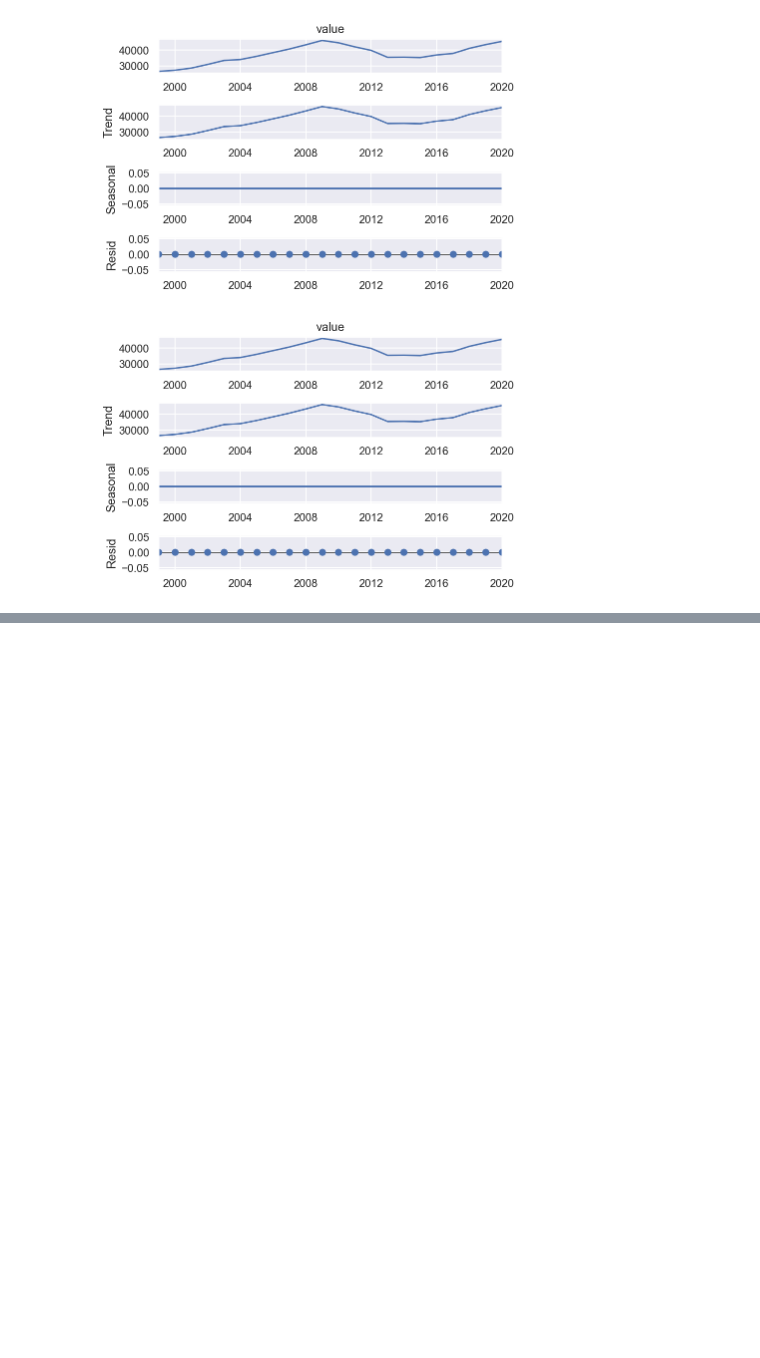
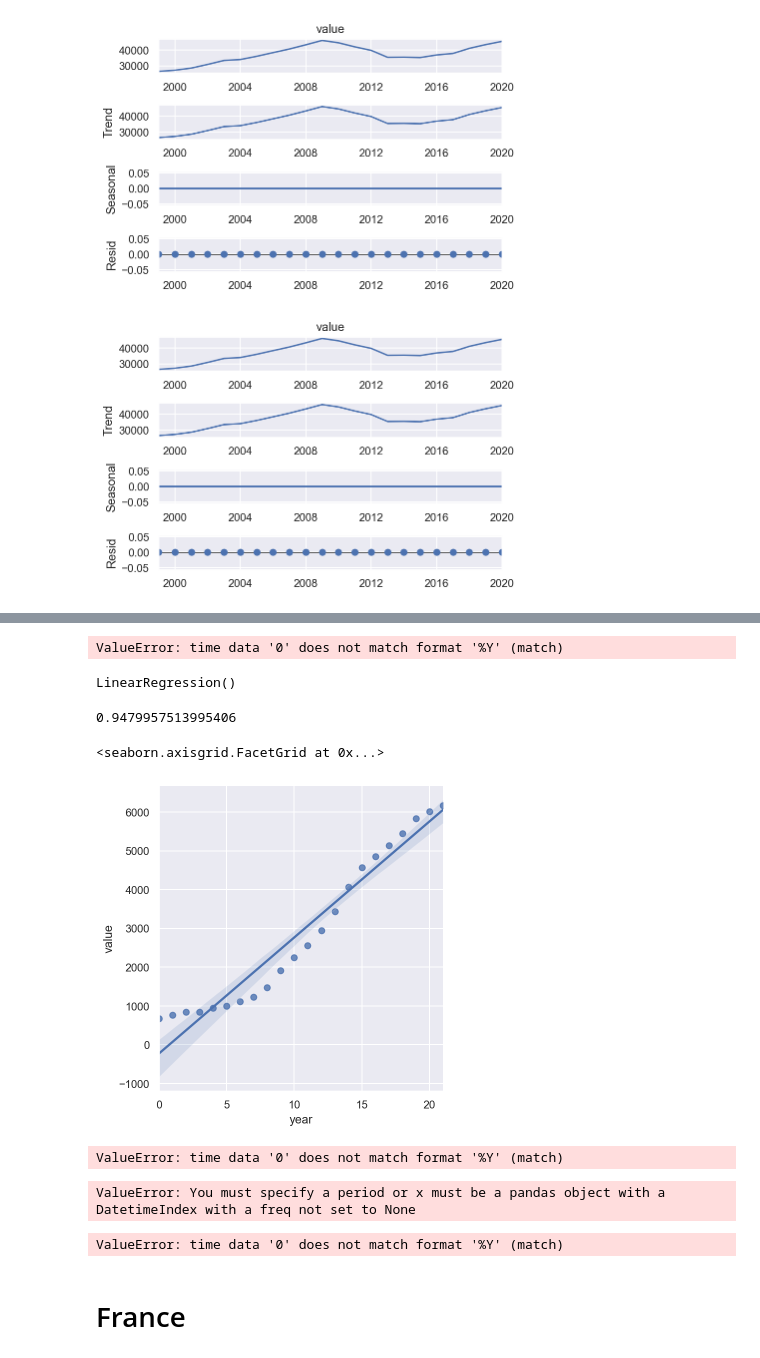
Before and after one commit to mattcoget/Final-Project, a Jupyter notebook: Modelling.ipynb, the cells around one changed output, grey strips where cells are left out. Saved outputs shown, nothing was run; the diff lists cells and outputs as text; code cells hidden in the pictures; blank space fills up the shorter version.

```diff
--- a/Modelling.ipynb
+++ b/Modelling.ipynb
@@ -490,0 +464,3 @@ def optimizeSARIMA(parameters_list, d, D, s):
+# %%
+budget_china_grouped=budget_china_grouped.reset_index()
+budget_china_grouped
@@ -490,0 +485,33 @@ def optimizeSARIMA(parameters_list, d, D, s):
+# %%
+budget_china_grouped.index=add_freq(pd.DatetimeIndex(pd.to_datetime(budget_china_grouped.index, format='%Y')))
+# %% [output]
+ValueError: time data '0' does not match format '%Y' (match)
+# %%
+lm=LinearRegression()
+budget_china_grouped.year=(budget_china_grouped.year-1999)
+lm.fit(budget_china_grouped[['year']],budget_china_grouped.value)
+# %% [output]
+LinearRegression()
+# %%
+lm.score(budget_china_grouped[['year']],budget_china_grouped.value)
+# %% [output]
+0.9479957513995406
+# %%
+sns.lmplot(data=budget_china_grouped, x='year', y='value')
+# %% [output]
+<seaborn.axisgrid.FacetGrid at 0x...>
+[figure, added]
+# %%
+budget_china_grouped.index=add_freq(pd.DatetimeIndex(pd.to_datetime(budget_china_grouped.index, format='%Y')))
+# %% [output]
+ValueError: time data '0' does not match format '%Y' (match)
+# %%
+seasonal_decompose(budget_china_grouped.value).plot()
+# %% [output]
+ValueError: You must specify a period or x must be a pandas object with a DatetimeIndex with a freq not set to None
+# %%
+budget_china_grouped.index=add_freq(pd.DatetimeIndex(pd.to_datetime(budget_china_grouped.index, format='%Y')))
+# %% [output]
+ValueError: time data '0' does not match format '%Y' (match)
+# %% [markdown]
+# France
```
Also changed, not shown: parts of 40 cells of this notebook, 3 other files.
